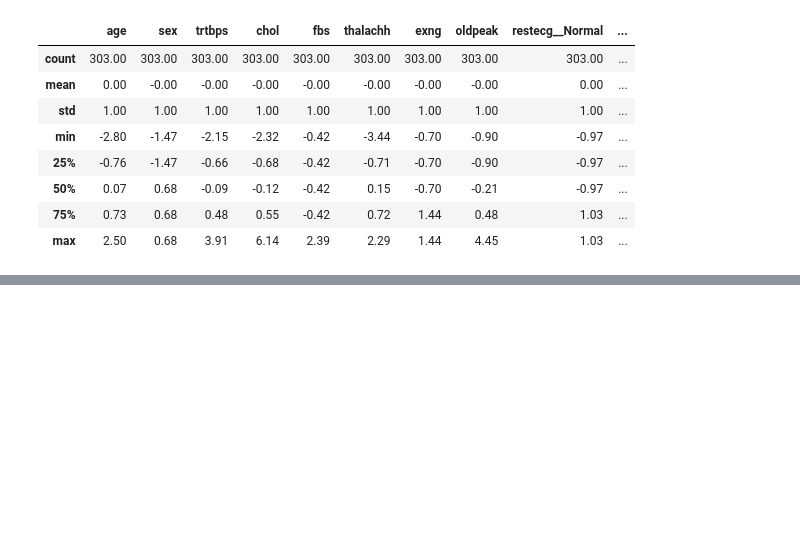
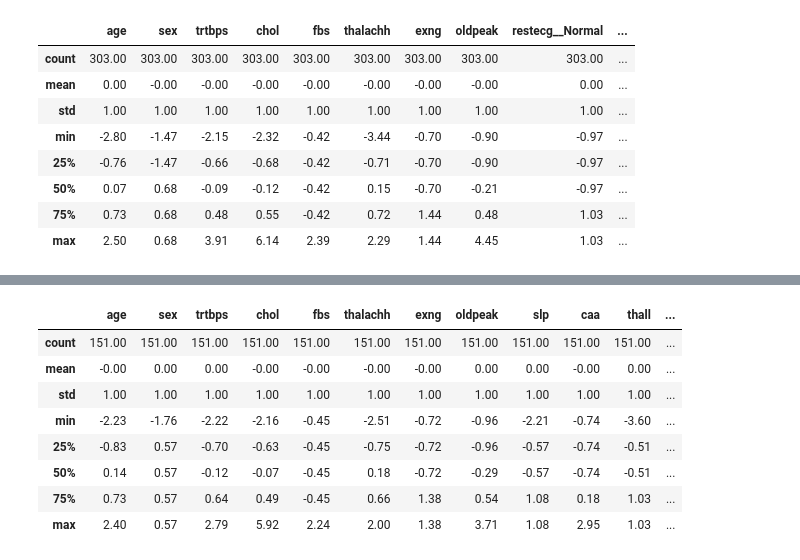
Before and after one commit to diego2017003/knn_treeClassifier, a Jupyter notebook: knn_DecisionTree.ipynb, the cells around one changed output, grey strips where cells are left out. Saved outputs shown, nothing was run; the diff lists cells and outputs as text; code cells hidden in the pictures; blank space fills up the shorter version.

```diff
--- a/knn_DecisionTree.ipynb
+++ b/knn_DecisionTree.ipynb
@@ -47,7 +47,7 @@ dados_amostra30.describe()
 | 75% | 60.500000 | 1.000000 | 140.000000 | 262.500000 | 0.000000 | 167.500000 | 1.000000 | 1.700000 | 2.000000 | 1.000000 | 3.000000 | ... |
 | max | 71.000000 | 1.000000 | 178.000000 | 407.000000 | 1.000000 | 194.000000 | 1.000000 | 5.600000 | 2.000000 | 4.000000 | 3.000000 | ... |
 # %%
-#dados_amostra50.drop(columns=['Unnamed: 0'],inplace=True) #coluna de indices do dataframe que gerou o .csv
+dados_amostra50.drop(columns=['Unnamed: 0'],inplace=True) #coluna de indices do dataframe que gerou o .csv
 dados_amostra50.describe()
 # %% [output]
 |  | age | sex | trtbps | chol | fbs | thalachh | exng | oldpeak | slp | caa | thall | ... |
@@ -331,0 +350,18 @@ dados_originais_normalizados.describe().round(2)
+# %%
+dados_amostra50_normalizado = dados_amostra50.drop(columns=['output'])
+mapper = DataFrameMapper([(dados_amostra50_normalizado.columns, StandardScaler())])
+scaled_features = mapper.fit_transform(dados_amostra50_normalizado.copy())
+scaled_features_df = pd.DataFrame(scaled_features, index=dados_amostra50_normalizado.index, columns=dados_amostra50_normalizado.columns)
+dados_amostra50_normalizado = scaled_features_df.copy()
+dados_amostra50_normalizado['output'] = dados_amostra30['output']
+dados_amostra50_normalizado.describe().round(2)
+# %% [output]
+|  | age | sex | trtbps | chol | fbs | thalachh | exng | oldpeak | slp | caa | thall | ... |
+| count | 151.00 | 151.00 | 151.00 | 151.00 | 151.00 | 151.00 | 151.00 | 151.00 | 151.00 | 151.00 | 151.00 | ... |
+| mean | -0.00 | 0.00 | 0.00 | -0.00 | -0.00 | -0.00 | -0.00 | 0.00 | 0.00 | -0.00 | 0.00 | ... |
+| std | 1.00 | 1.00 | 1.00 | 1.00 | 1.00 | 1.00 | 1.00 | 1.00 | 1.00 | 1.00 | 1.00 | ... |
+| min | -2.23 | -1.76 | -2.22 | -2.16 | -0.45 | -2.51 | -0.72 | -0.96 | -2.21 | -0.74 | -3.60 | ... |
+| 25% | -0.83 | 0.57 | -0.70 | -0.63 | -0.45 | -0.75 | -0.72 | -0.96 | -0.57 | -0.74 | -0.51 | ... |
+| 50% | 0.14 | 0.57 | -0.12 | -0.07 | -0.45 | 0.18 | -0.72 | -0.29 | -0.57 | -0.74 | -0.51 | ... |
+| 75% | 0.73 | 0.57 | 0.64 | 0.49 | -0.45 | 0.66 | 1.38 | 0.54 | 1.08 | 0.18 | 1.03 | ... |
+| max | 2.40 | 0.57 | 2.79 | 5.92 | 2.24 | 2.00 | 1.38 | 3.71 | 1.08 | 2.95 | 1.03 | ... |
```
Also changed, not shown: parts of 8 cells of this notebook.
